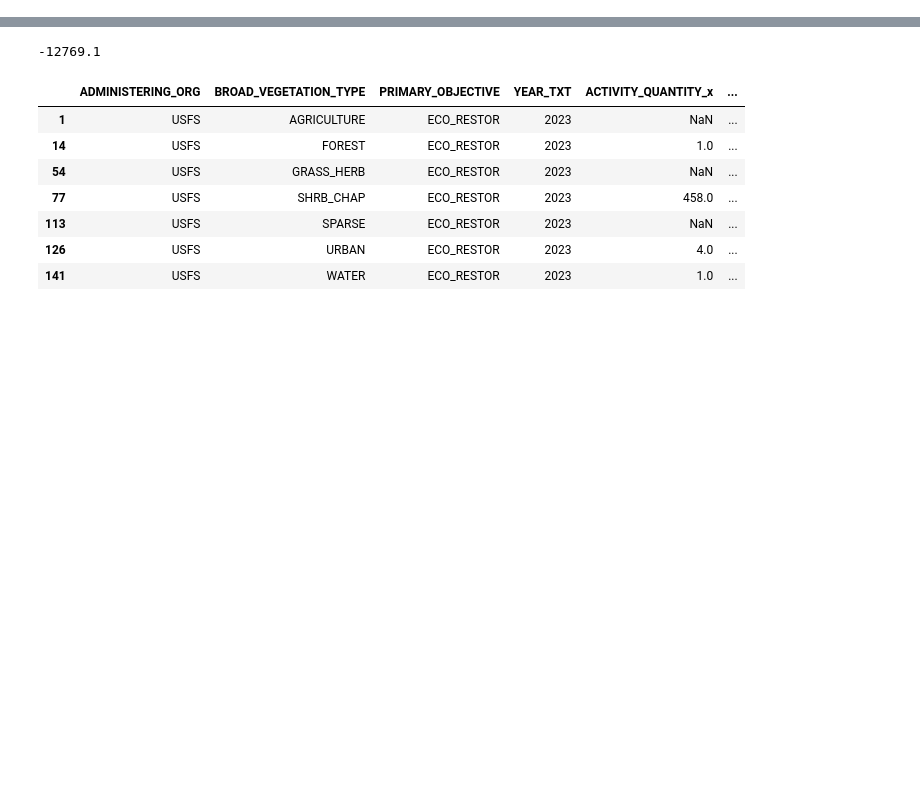
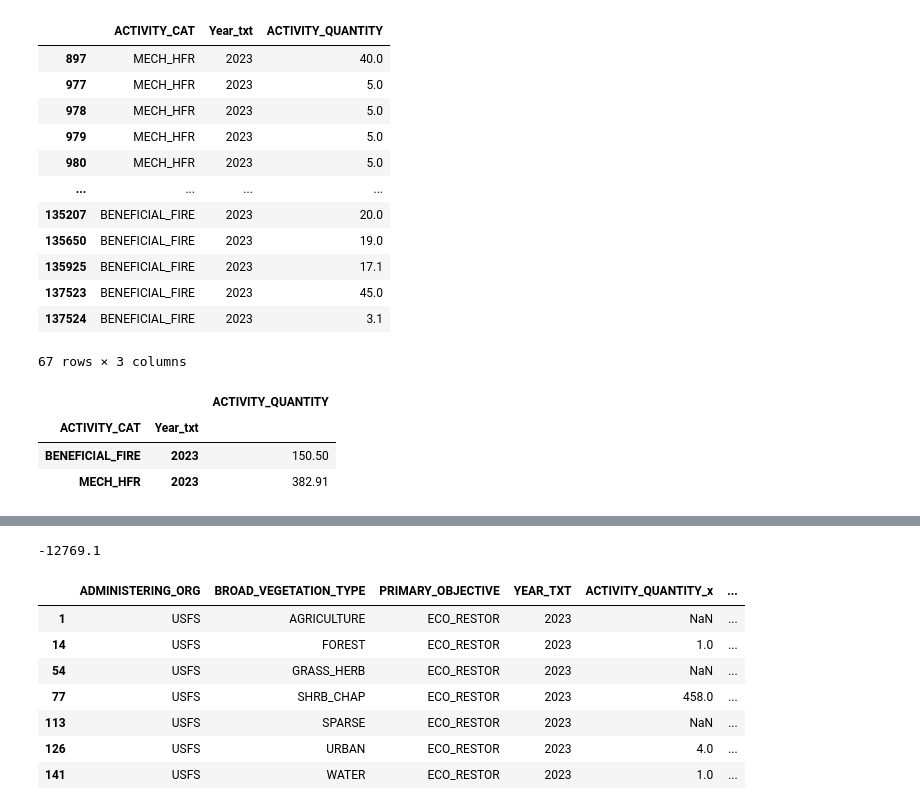
Before and after one commit to klinucsd/interagency-tracking-system, a Jupyter notebook: notebooks/Validate.ipynb, the cells around one changed output, grey strips where cells are left out. Saved outputs shown, nothing was run; the diff lists cells and outputs as text; code cells hidden in the pictures; blank space fills up the shorter version.

```diff
--- a/notebooks/Validate.ipynb
+++ b/notebooks/Validate.ipynb
@@ -105,0 +96,8 @@ len(treat_poly_gdf)
+# %%
+pts = 'Treat_n_harvests_points2023_20241204'
+lns = 'Treat_n_harvests_lines2023_20241204'
+polys = 'Treat_n_harvests_polygons2023_20241204'
+
+pts_gdf =  gpd.read_file(validation_gdb_path, driver='openFileGDB', layer=pts)
+lns_gdf =  gpd.read_file(validation_gdb_path, driver='openFileGDB', layer=lns)
+polys_gdf =  gpd.read_file(validation_gdb_path, driver='openFileGDB', layer=polys)
@@ -105,0 +108,2 @@ len(treat_poly_gdf)
+# %%
+its_combined_df = pd.concat([pts_gdf, lns_gdf, polys_gdf], ignore_index=True)
@@ -105,0 +160,28 @@ len(treat_poly_gdf)
+# %%
+select_out = its_combined_df[(its_combined_df['COUNTS_TO_MAS'] == 'YES') &\
+    (its_combined_df['Year_txt'] == '2023') &\
+    (its_combined_df['COUNTY'] == 'LA') &\
+    (its_combined_df['ADMINISTERING_ORG'] == 'CALFIRE')][['ACTIVITY_CAT', 'Year_txt', 'ACTIVITY_QUANTITY']]
+# %%
+select_out
+# %% [output]
+|  | ACTIVITY_CAT | Year_txt | ACTIVITY_QUANTITY |
+| 897 | MECH_HFR | 2023 | 40.0 |
+| 977 | MECH_HFR | 2023 | 5.0 |
+| 978 | MECH_HFR | 2023 | 5.0 |
+| 979 | MECH_HFR | 2023 | 5.0 |
+| 980 | MECH_HFR | 2023 | 5.0 |
+| ... | ... | ... | ... |
+| 135207 | BENEFICIAL_FIRE | 2023 | 20.0 |
+| 135650 | BENEFICIAL_FIRE | 2023 | 19.0 |
+| 135925 | BENEFICIAL_FIRE | 2023 | 17.1 |
+| 137523 | BENEFICIAL_FIRE | 2023 | 45.0 |
+| 137524 | BENEFICIAL_FIRE | 2023 | 3.1 |
+67 rows × 3 columns
+# %%
+select_out.groupby(['ACTIVITY_CAT', 'Year_txt']).sum()
+# %% [output]
+|  |  | ACTIVITY_QUANTITY |
+| ACTIVITY_CAT | Year_txt |  |
+| BENEFICIAL_FIRE | 2023 | 150.50 |
+| MECH_HFR | 2023 | 382.91 |
```
Also changed, not shown: parts of 36 cells of this notebook, 4 other files.
